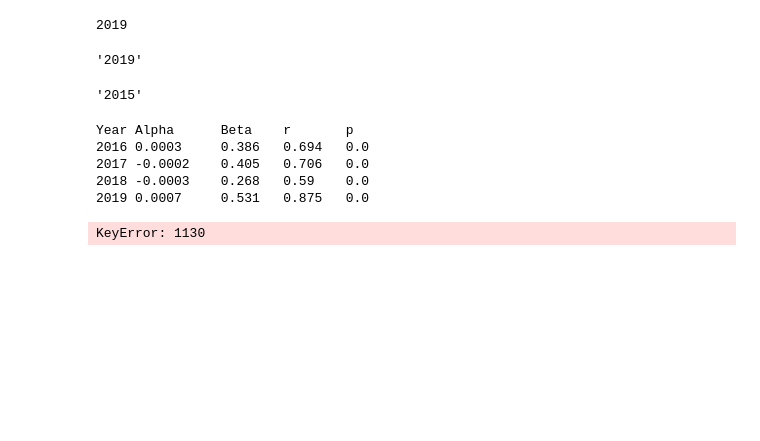
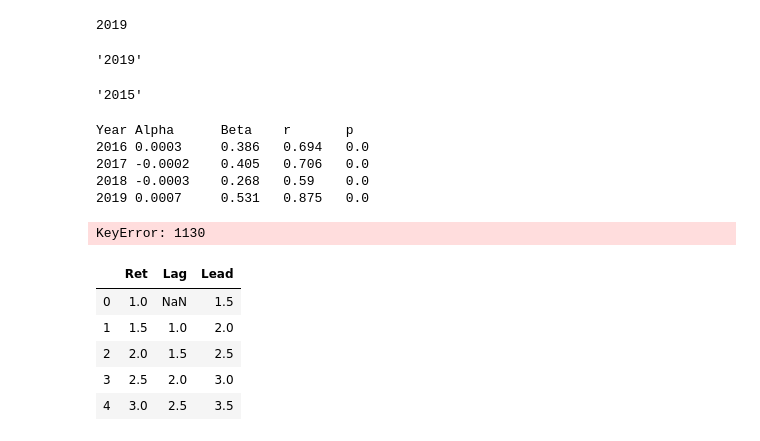
Before and after one commit to damiansp/TS, a Jupyter notebook: python/finance/06_CAPM/01_CAPM.py.ipynb, the cells around one changed output. Saved outputs shown, nothing was run; the diff lists cells and outputs as text; code cells hidden in the pictures; blank space fills up the shorter version.

```diff
--- a/python/finance/06_CAPM/01_CAPM.py.ipynb
+++ b/python/finance/06_CAPM/01_CAPM.py.ipynb
@@ -180,3 +180,16 @@ Year Alpha      Beta    r       p
 2018 -0.0003    0.268   0.59    0.0
 2019 0.0007     0.531   0.875   0.0
 KeyError: 1130
+# %%
+x = sp.arange(1, 5, 0.5)
+y = pd.DataFrame({'Ret': x})
+y['Lag'] = y.shift(1)
+y['Lead'] = y.Ret.shift(-1)
+y.head()
+# %% [output]
+|  | Ret | Lag | Lead |
+| 0 | 1.0 | NaN | 1.5 |
+| 1 | 1.5 | 1.0 | 2.0 |
+| 2 | 2.0 | 1.5 | 2.5 |
+| 3 | 2.5 | 2.0 | 3.0 |
+| 4 | 3.0 | 2.5 | 3.5 |
```
Also changed, not shown: parts of 3 cells of this notebook.
